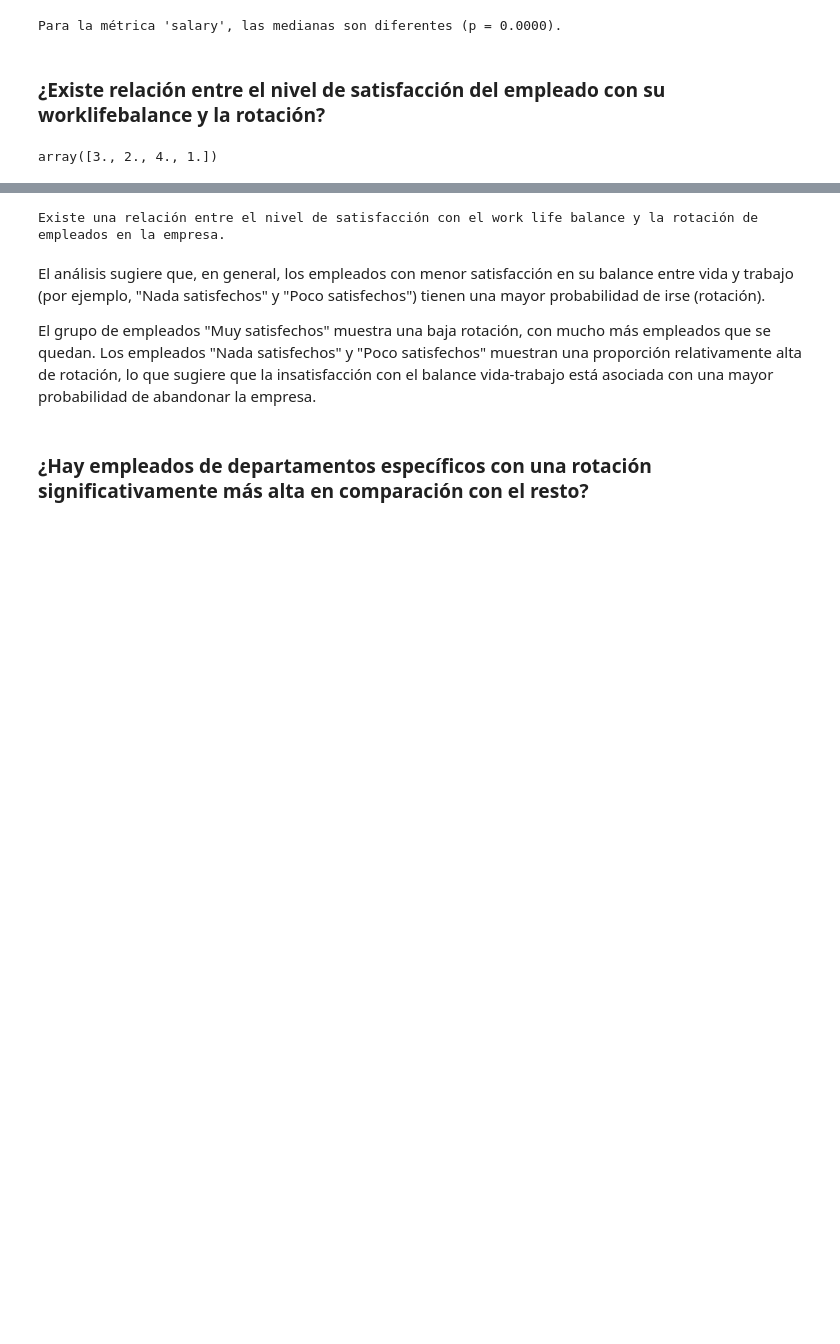
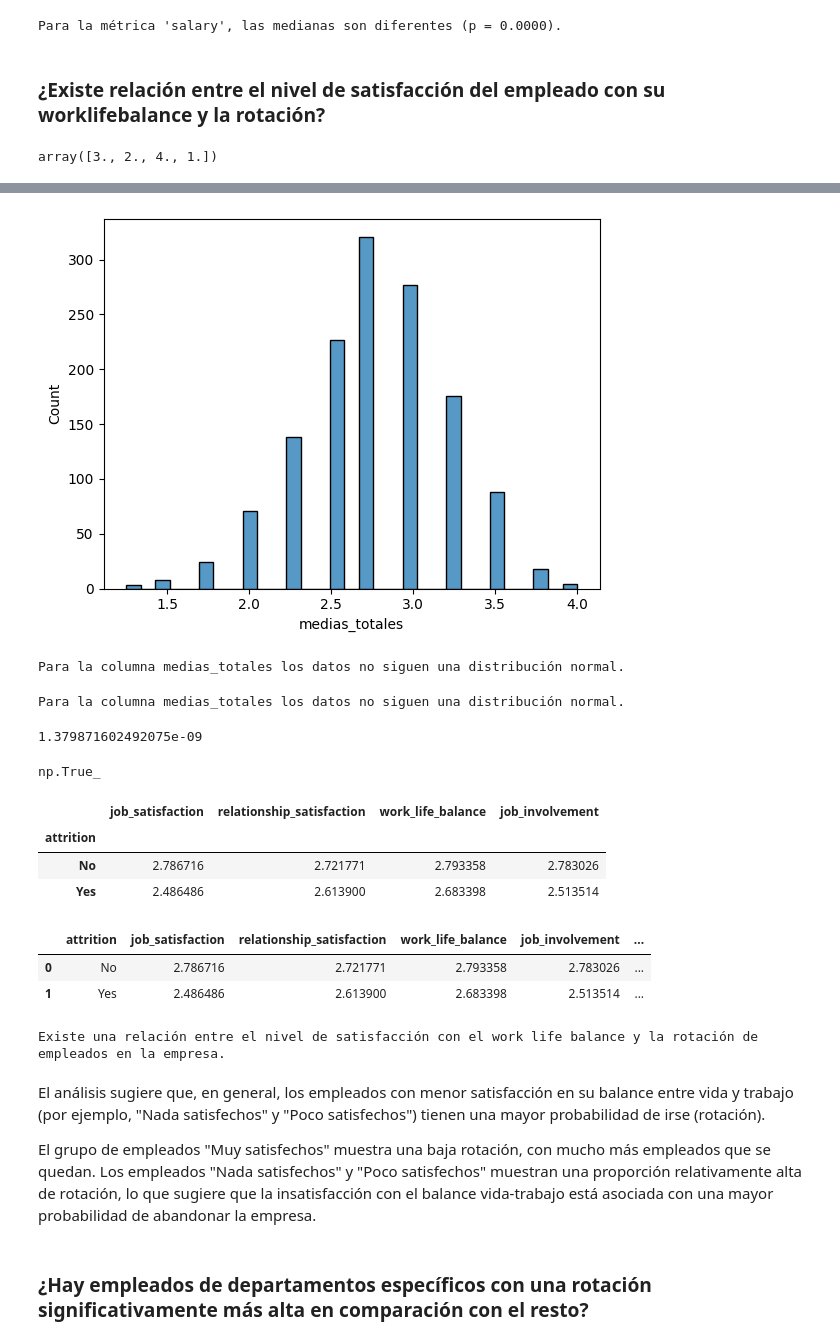
Before and after one commit to FiSaRaff/project-da-promo-k-modulo-3-team-2, a Jupyter notebook: notebooks/ab_testing.ipynb, the cells around one changed output, grey strips where cells are left out. Cells and saved outputs as stored; diff of their text form; code cells hidden in the pictures; blank space fills up the shorter version.

```diff
--- a/notebooks/ab_testing.ipynb
+++ b/notebooks/ab_testing.ipynb
@@ -297,0 +282,2 @@ tabla_contingencia1
+# %%
+grupo_no = df[df['attrition'] == 'No']['medias_totales']
@@ -297,0 +288,4 @@ tabla_contingencia1
+# %%
+sns.histplot(x='medias_totales', data=grupo_no);
+# %% [output]
+[figure, added]
@@ -297,0 +300,24 @@ tabla_contingencia1
+# %%
+normalidad(grupo_yes, 'medias_totales')
+# %% [output]
+Para la columna medias_totales los datos no siguen una distribución normal.
+# %%
+normalidad(grupo_no, 'medias_totales')
+# %% [output]
+Para la columna medias_totales los datos no siguen una distribución normal.
+# %%
+_, p_value = mannwhitneyu(grupo_yes, grupo_no)
+print(p_value)
+# %% [output]
+1.379871602492075e-09
+# %%
+p_value<0.05
+# %% [output]
+np.True_
+# %%
+medias_satisfaction
+# %% [output]
+|  | job_satisfaction | relationship_satisfaction | work_life_balance | job_involvement |
+| attrition |  |  |  |  |
+| No | 2.786716 | 2.721771 | 2.793358 | 2.783026 |
+| Yes | 2.486486 | 2.613900 | 2.683398 | 2.513514 |
@@ -298,3 +337,9 @@ tabla_contingencia1
+# %%
+medias_satisfaction
+# %% [output]
+|  | attrition | job_satisfaction | relationship_satisfaction | work_life_balance | job_involvement | ... |
+| 0 | No | 2.786716 | 2.721771 | 2.793358 | 2.783026 | ... |
+| 1 | Yes | 2.486486 | 2.613900 | 2.683398 | 2.513514 | ... |
 # %%
 _, p_value, _, _ = chi2_contingency(tabla_contingencia1)
 if p_value <= 0.05:
```
Also changed, not shown: parts of 54 cells of this notebook.
